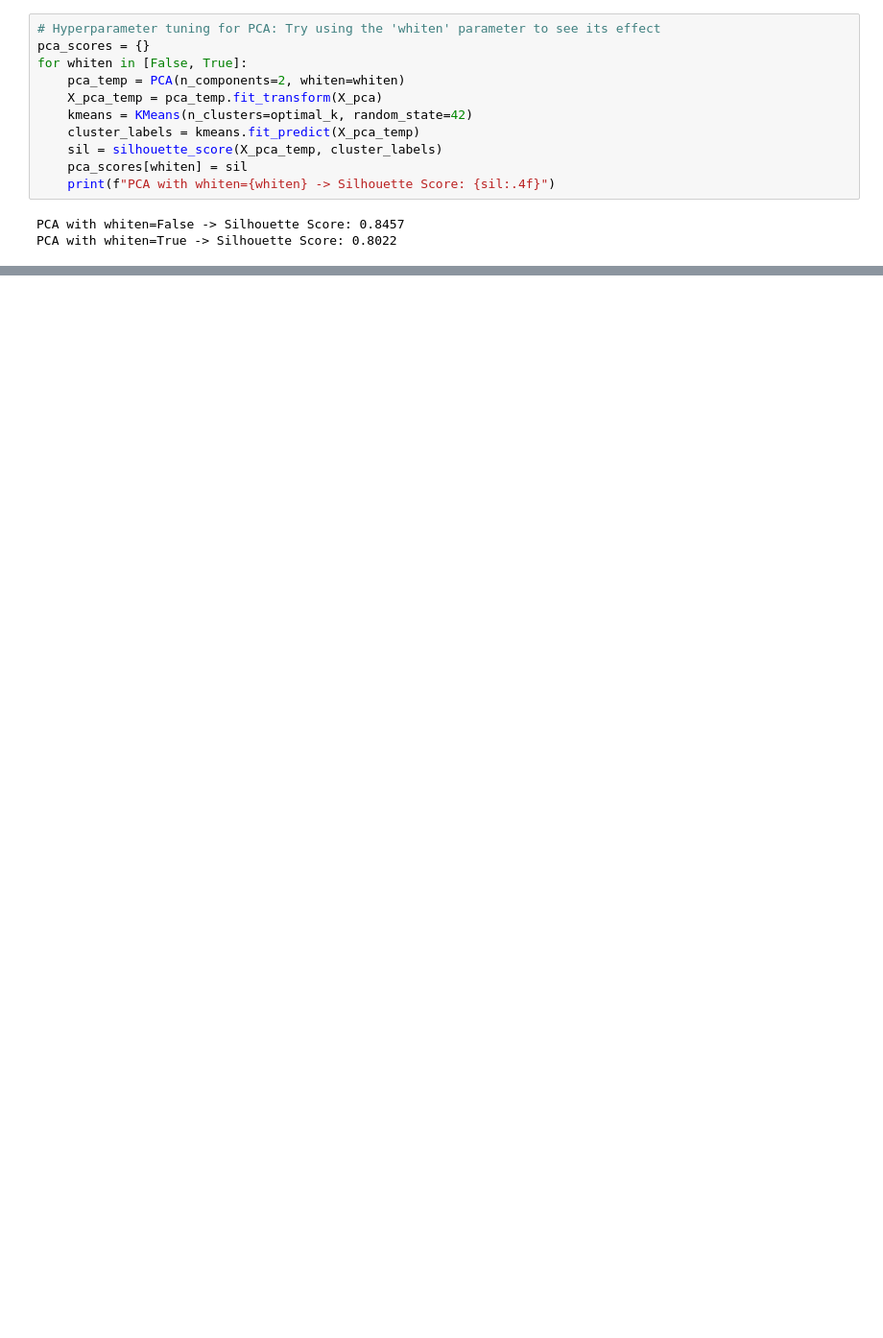
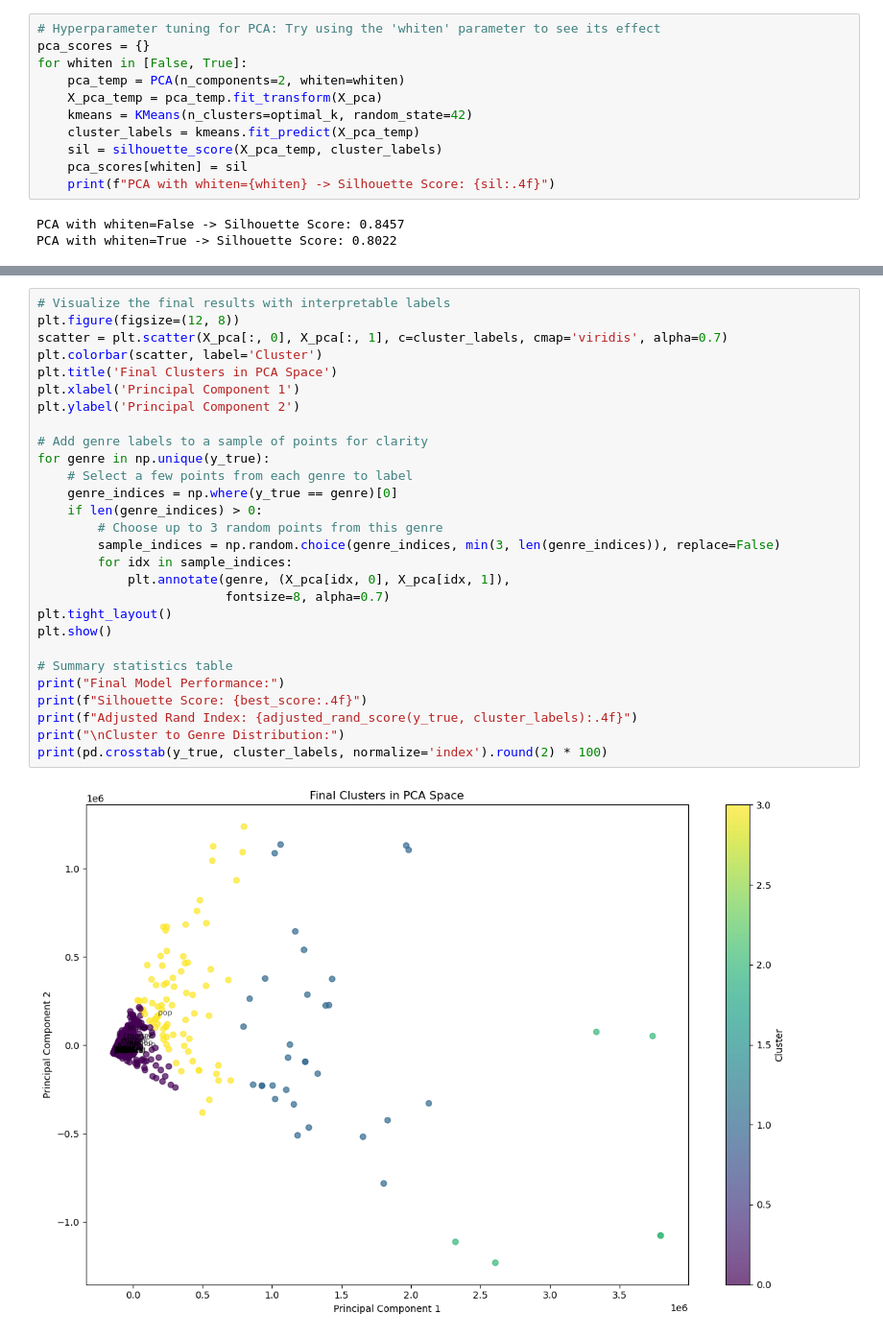
Before and after one commit to gokhuu/UCB_Public, a Jupyter notebook: Unsupervised_ML_Final/Unsupervised_ML_final.ipynb, the cells around one changed output, grey strips where cells are left out. Shown at 96% size. Saved outputs shown, nothing was run; the diff lists cells and outputs as text; blank space fills up the shorter version.

```diff
--- a/Unsupervised_ML_Final/Unsupervised_ML_final.ipynb
+++ b/Unsupervised_ML_Final/Unsupervised_ML_final.ipynb
@@ -249,0 +248,30 @@ Init method: random -> Silhouette Score: 0.7870, ARI: 0.0105
+# %%
+# Visualize the final results with interpretable labels
+plt.figure(figsize=(12, 8))
+scatter = plt.scatter(X_pca[:, 0], X_pca[:, 1], c=cluster_labels, cmap='viridis', alpha=0.7)
+plt.colorbar(scatter, label='Cluster')
+plt.title('Final Clusters in PCA Space')
+plt.xlabel('Principal Component 1')
+plt.ylabel('Principal Component 2')
+
+# Add genre labels to a sample of points for clarity
+for genre in np.unique(y_true):
+    # Select a few points from each genre to label
+    genre_indices = np.where(y_true == genre)[0]
+    if len(genre_indices) > 0:
+        # Choose up to 3 random points from this genre
+        sample_indices = np.random.choice(genre_indices, min(3, len(genre_indices)), replace=False)
+        for idx in sample_indices:
+            plt.annotate(genre, (X_pca[idx, 0], X_pca[idx, 1]),
+                         fontsize=8, alpha=0.7)
+plt.tight_layout()
+plt.show()
+
+# Summary statistics table
+print("Final Model Performance:")
+print(f"Silhouette Score: {best_score:.4f}")
+print(f"Adjusted Rand Index: {adjusted_rand_score(y_true, cluster_labels):.4f}")
+print("\nCluster to Genre Distribution:")
+print(pd.crosstab(y_true, cluster_labels, normalize='index').round(2) * 100)
+# %% [output]
+[figure, added]
```
Also changed, not shown: parts of 4 cells of this notebook.
